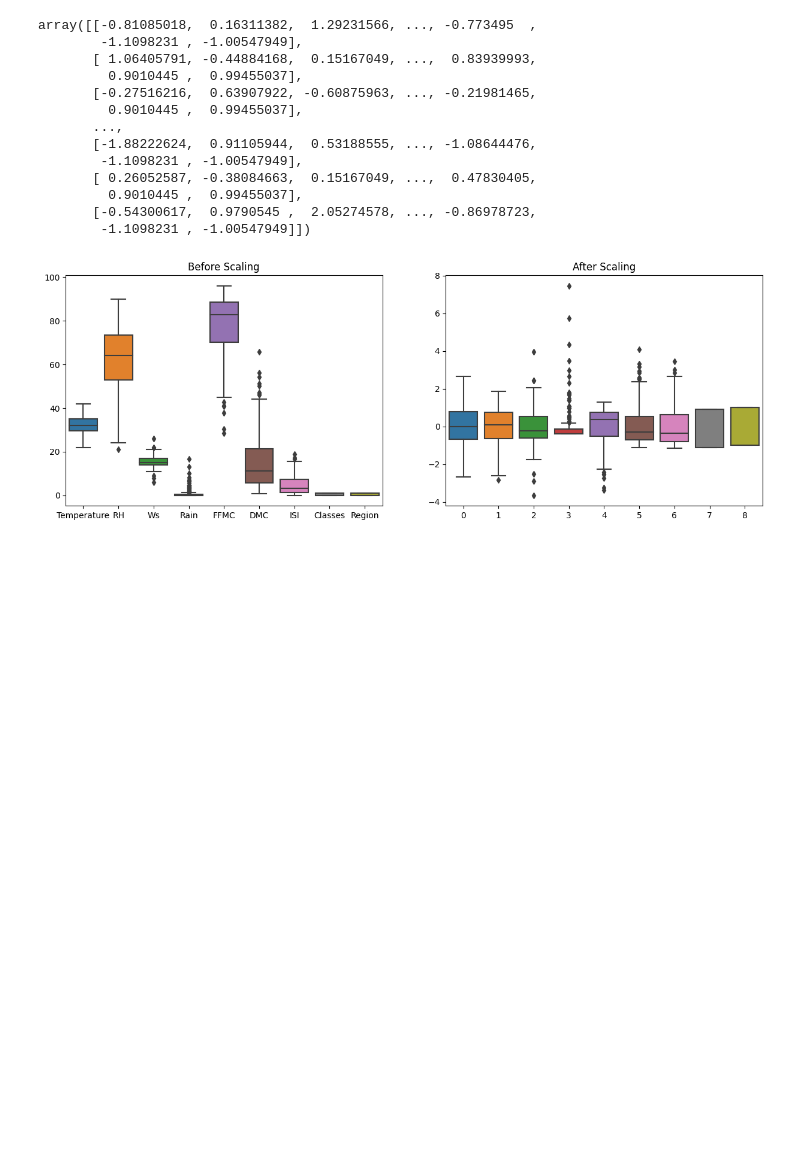
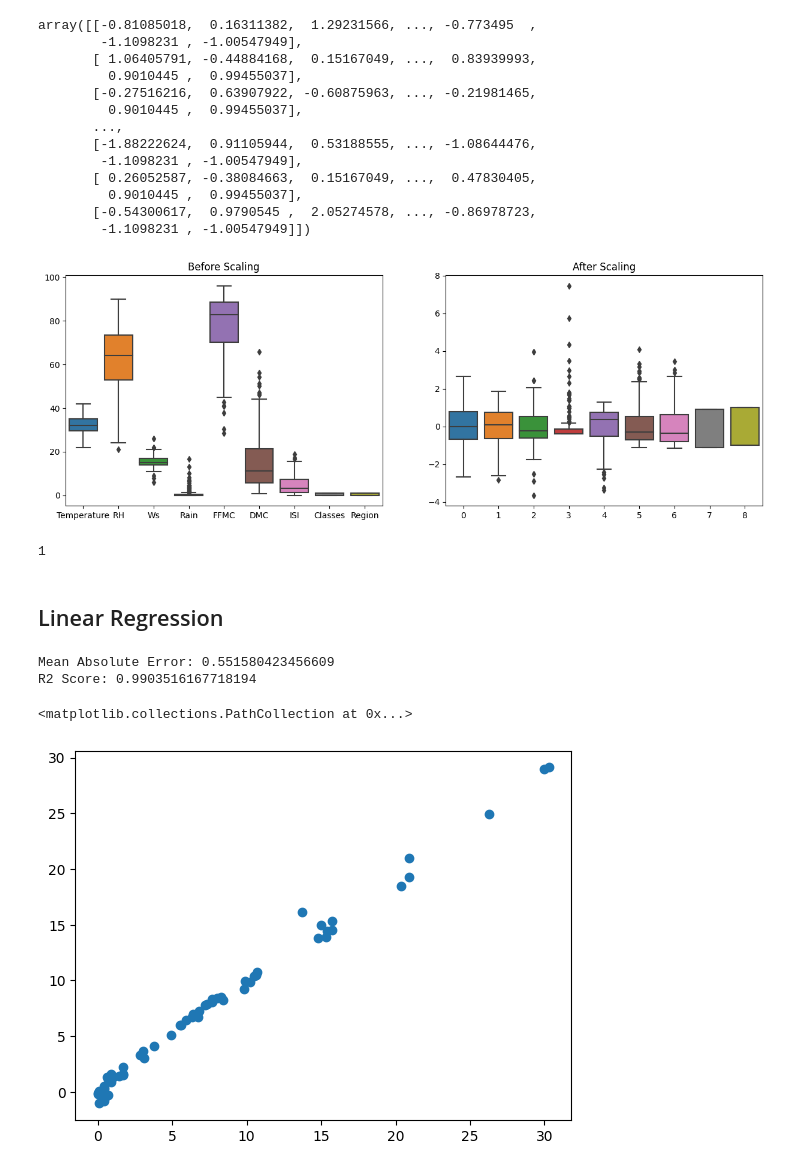
Before and after one commit to Ananddd06/Beginner_to_Advance_Machine_Learning_for_Freshers, a Jupyter notebook: 11.Projects/01.Algerian_Forest_Fires/02.Model_traning.ipynb, the cells around one changed output. Drawn from its saved outputs; the diff is of its cells as text; code cells hidden in the pictures; blank space fills up the shorter version.

Commit message:
Added the model selection with the linear regression

```diff
--- a/11.Projects/01.Algerian_Forest_Fires/02.Model_traning.ipynb
+++ b/11.Projects/01.Algerian_Forest_Fires/02.Model_traning.ipynb
@@ -178,3 +178,35 @@ plt.title('After Scaling')
 plt.show()
 # %% [output]
 [figure]
+# %%
+print(y_train.isna().sum())  # This will show how many NaN values are in y_train
+# %% [output]
+1
+# %%
+X_train_Scaled = X_train_Scaled[~y_train.isna()]
+y_train = y_train.dropna()
+# %% [markdown]
+## Linear Regression
+# %%
+# Linear Regression
+from sklearn.linear_model import LinearRegression
+from sklearn.metrics import mean_absolute_error , r2_score
+model = LinearRegression()
+model.fit(X_train_Scaled , y_train)
+# Predicting the values
+y_pred = model.predict(X_test_Scaled)
+mae = mean_absolute_error(y_test , y_pred)
+r2 = r2_score(y_test , y_pred)
+print(f'Mean Absolute Error: {mae}')
+print(f'R2 Score: {r2}')
+plt.scatter(y_test , y_pred)
+
+
+# R2 Score: 0.9903516167718194 its best score and we knew that our model is doing prefectly fine
+# But we can also asume that Linear regression are prone to the Overfitting so we need to use the
+# Regularixzation technique inorder to make the model to prevent overitting , L1 and L2 reguralization
+# %% [output]
+Mean Absolute Error: 0.551580423456609
+R2 Score: 0.9903516167718194
+<matplotlib.collections.PathCollection at 0x...>
+[figure, added]
```
